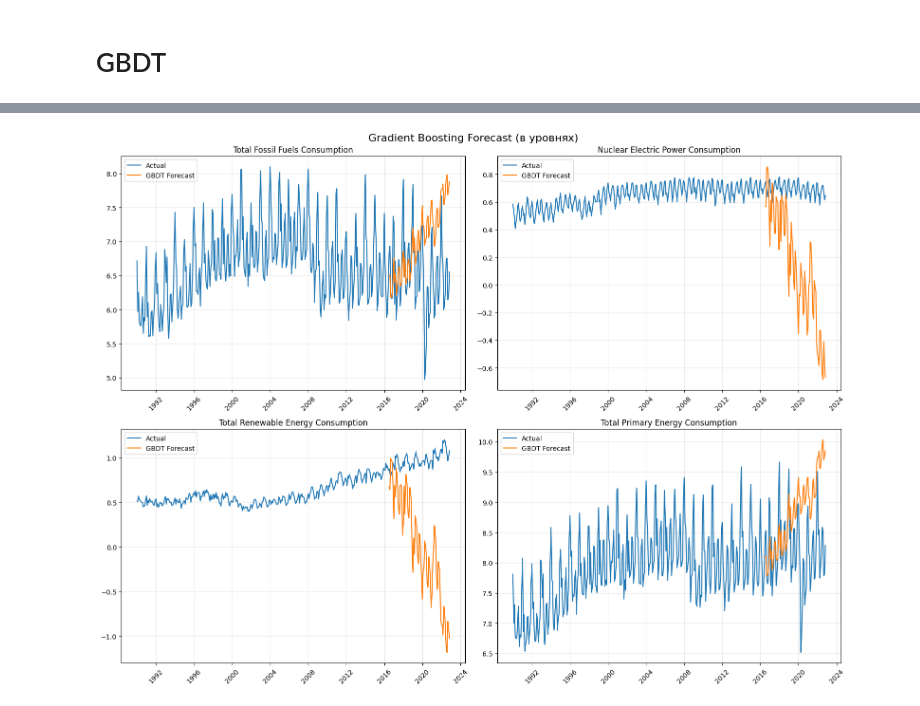
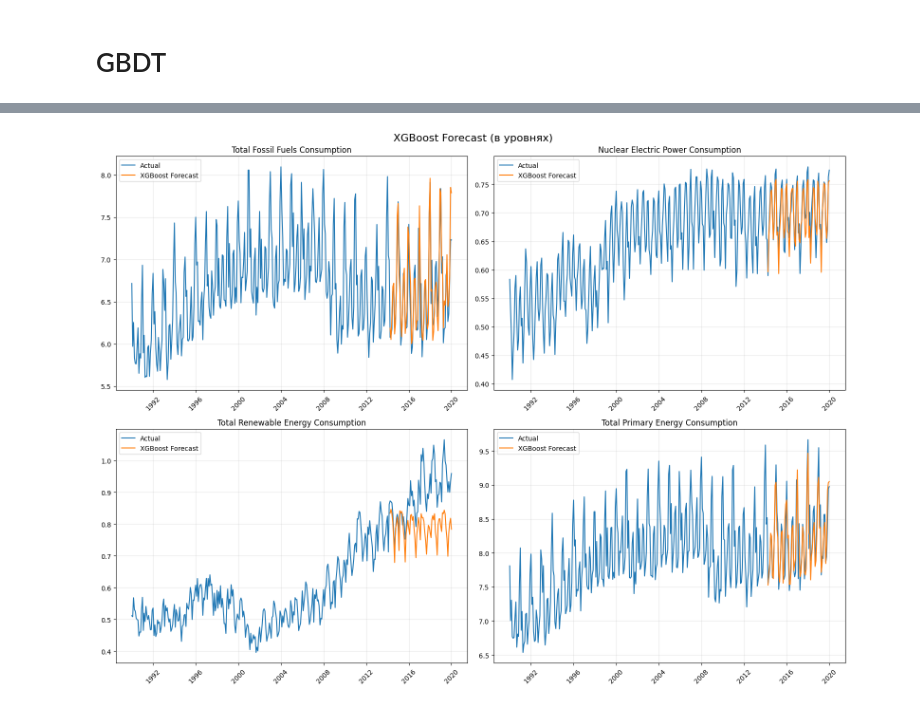
Before and after one commit to SavinskiVladimir/IntelliganceSystems, a Jupyter notebook: time_series/consumption.ipynb, the cells around one changed output, grey strips where cells are left out. Drawn from its saved outputs; the diff is of its cells as text; code cells hidden in the pictures.

```diff
--- a/time_series/consumption.ipynb
+++ b/time_series/consumption.ipynb
@@ -377,8 +384,10 @@ def evaluate(y_true, y_pred, name="Model", column='Column'):
 
 split = int(len(df_cons) * 0.8)
 
-train = df_cons.iloc[:split]
-test = df_cons.iloc[split:]
+# train = df_cons.iloc[:split]
+# test = df_cons.iloc[split:]
+train = df_log.iloc[:split]
+test = df_log.iloc[split:]
 # %% [markdown]
 # SARIMAX
 # %%
@@ -424,11 +459,18 @@ from statsmodels.tsa.statespace.sarimax import SARIMAX
 fig, axes = plt.subplots(2, 2, figsize=(16, 12))
 axes = axes.ravel()
 
+# for i, col in enumerate(consumption_cols):
+#     forecast = sarimax_models[i].forecast(steps=len(test))
+#
+#     axes[i].plot(train.index, train[col], label="Train")
+#     axes[i].plot(test.index, test[col], label="Test")
+#     axes[i].plot(test.index, forecast, label="Forecast")
+
 for i, col in enumerate(consumption_cols):
-    forecast = sarimax_models[i].forecast(steps=len(test))
+    forecast = sarima_forecasts[i]
 
-    axes[i].plot(train.index, train[col], label="Train")
-    axes[i].plot(test.index, test[col], label="Test")
+    axes[i].plot(train.index, np.exp(train[col]), label="Train")
+    axes[i].plot(test.index, np.exp(test[col]), label="Test")
     axes[i].plot(test.index, forecast, label="Forecast")
 
     axes[i].set_title(col, fontsize=12)
@@ -492,19 +542,18 @@ forecast = results.forecast(train_var.values[-lag_order:], steps=len(test_var))
 forecast_df = pd.DataFrame(forecast, index=test_var.index, columns=df_var.columns)
 
 # восстановление уровней
-last_train_values = df_cons.iloc[split-1]
+last_train_values = df_cons[df_var.columns].iloc[split-1]
 forecast_restored = forecast_df.cumsum() + last_train_values
 
-# ВАЖНО: использовать test_var.index
+# графики
 fig, axes = plt.subplots(2, 2, figsize=(16, 12))
 axes = axes.ravel()
 
-for i, col in enumerate(consumption_cols):
+for i, col in enumerate(df_var.columns):
 
     axes[i].plot(df_cons.index[:split], df_cons[col].iloc[:split], label="Train")
     axes[i].plot(df_cons.index[split:], df_cons[col].iloc[split:], label="Test")
 
-    # ключевая правка ↓
     axes[i].plot(forecast_restored.index, forecast_restored[col], label="VAR Forecast")
 
     axes[i].set_title(col)
@@ -571,38 +664,31 @@ RMSE: 0.1448
 # %%
 import matplotlib.pyplot as plt
 import pandas as pd
 
 fig, axes = plt.subplots(2, 2, figsize=(16, 12))
 axes = axes.ravel()
 
 for i, col in enumerate(consumption_cols):
 
-    # заново получаем те же split'ы
+    # тот же split
     X_train, X_test, y_train, y_test = train_test_split(
         X, y[col], test_size=0.2, shuffle=False
     )
 
-    # предсказания
-    pred = gbdt_preds[i]
-    pred_series = pd.Series(pred, index=y_test.index)
-
-    # безопасное восстановление уровней
-    start_idx = df_cons.index.get_loc(pred_series.index[0])
-    last_value = df_cons[col].iloc[start_idx - 1]  # берем последнее значение перед прогнозом
-
-    pred_restored = pred_series.cumsum() + last_value
+    # уже восстановленные значения!
+    pred_restored = pd.Series(gbdt_preds[i], index=y_test.index)
 
     # графики
     axes[i].plot(df_cons.index, df_cons[col], label="Actual")
-    axes[i].plot(pred_restored.index, pred_restored, label="GBDT Forecast")
+    axes[i].plot(pred_restored.index, pred_restored, label="XGBoost Forecast")
 
     axes[i].set_title(col, fontsize=12)
     axes[i].grid(True, alpha=0.3)
     axes[i].tick_params(axis='x', rotation=45)
     axes[i].legend()
 
-plt.suptitle("Gradient Boosting Forecast (в уровнях)", fontsize=16)
+plt.suptitle("XGBoost Forecast (в уровнях)", fontsize=16)
 plt.tight_layout()
 plt.show()
 # %% [output]
-[figure, old version]
+[figure, new version]
```
Also changed, not shown: parts of 17 cells of this notebook.
